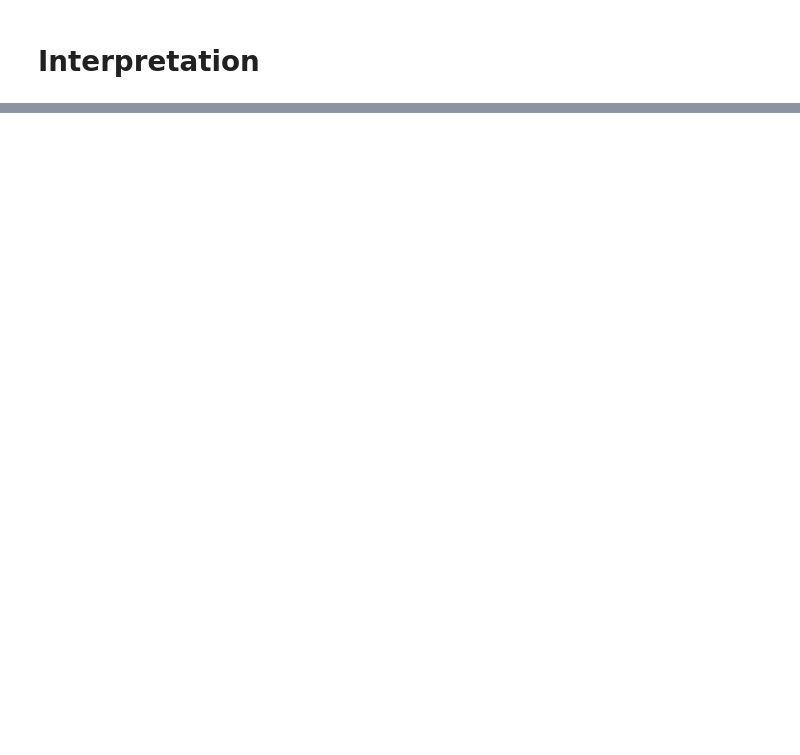
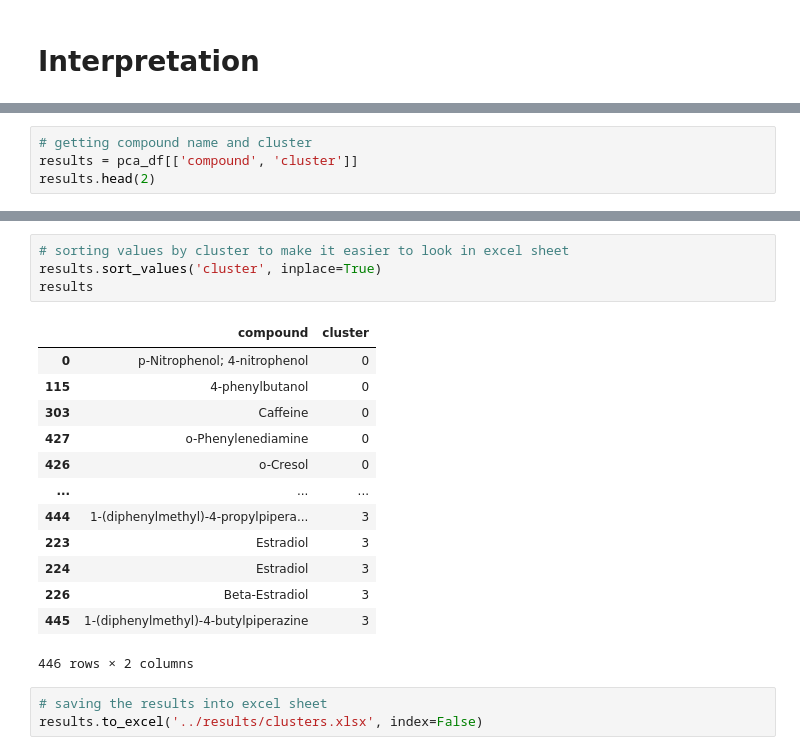
Before and after one commit to AhmadHammad21/Skin-Permeation, a Jupyter notebook: notebooks/5. clustering.ipynb, the cells around one changed output, grey strips where cells are left out. Cells and saved outputs as stored; diff of their text form; blank space fills up the shorter version.

```diff
--- a/notebooks/5. clustering.ipynb
+++ b/notebooks/5. clustering.ipynb
@@ -203,0 +127,4 @@ sss
+# %%
+# getting compound name and cluster
+results = pca_df[['compound', 'cluster']]
+results.head(2)
@@ -203,0 +143,21 @@ sss
+# %%
+# sorting values by cluster to make it easier to look in excel sheet
+results.sort_values('cluster', inplace=True)
+results
+# %% [output]
+|  | compound | cluster |
+| 0 | p-Nitrophenol; 4-nitrophenol | 0 |
+| 115 | 4-phenylbutanol | 0 |
+| 303 | Caffeine | 0 |
+| 427 | o-Phenylenediamine | 0 |
+| 426 | o-Cresol | 0 |
+| ... | ... | ... |
+| 444 | 1-(diphenylmethyl)-4-propylpipera... | 3 |
+| 223 | Estradiol | 3 |
+| 224 | Estradiol | 3 |
+| 226 | Beta-Estradiol | 3 |
+| 445 | 1-(diphenylmethyl)-4-butylpiperazine | 3 |
+446 rows × 2 columns
+# %%
+# saving the results into excel sheet
+results.to_excel('../results/clusters.xlsx', index=False)
```
Also changed, not shown: parts of 31 cells of this notebook, 2 other files.
